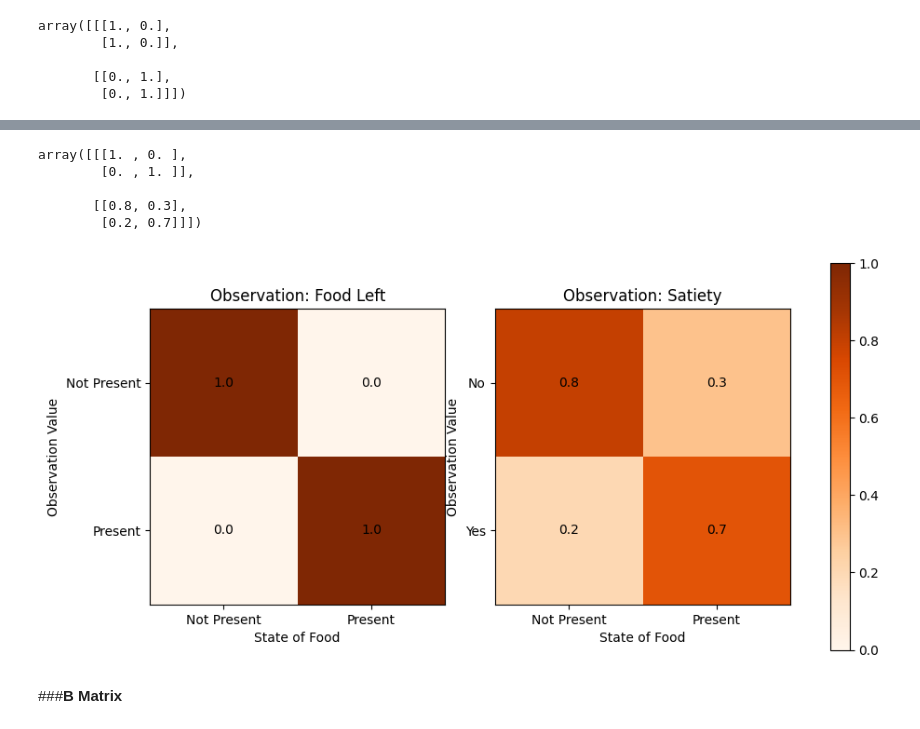
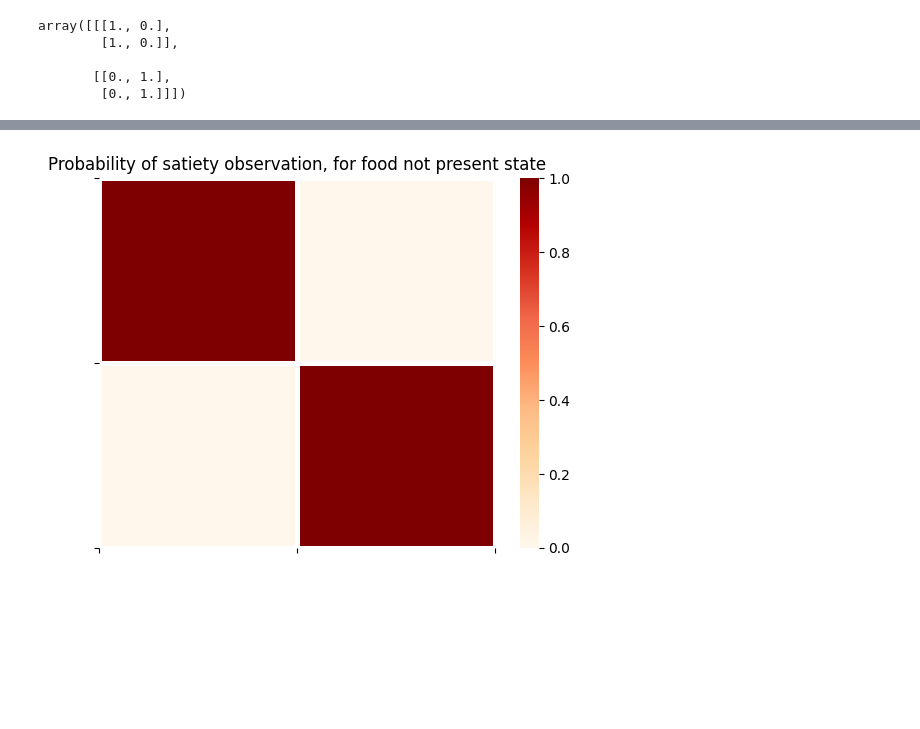
Before and after one commit to mahault/Multi-agent-sustainability, a Jupyter notebook: Sust_AIF.ipynb, the cells around one changed output, grey strips where cells are left out. Drawn from its saved outputs; the diff is of its cells as text; code cells hidden in the pictures; blank space fills up the shorter version.

```diff
--- a/Sust_AIF.ipynb
+++ b/Sust_AIF.ipynb
@@ -129,0 +190,17 @@ array([[[1., 1.],
+# %%
+A_satiety = np.zeros((len(obs_satiety), len(s_food), len(s_satiety)))
+# %%
+# State satiety = no -> A_satiety[:,:,0]
+# State satiety = yes -> A_satiety[:,:,1]
+
+# Obs satiety = no (0), state food = not present/present, state satiety = no (0)
+A_satiety[0,:,0] = 1.0
+
+# Obs satiety = yes (1), state food = not present/present, state satiety = no (0)
+A_satiety[1,:,0] = 0.0
+
+# Obs satiety = no (0), state food = not present/present, state satiety = yes (1)
+A_satiety[0,:,1] = 0.0
+
+# Obs satiety = yes (1), state food = not present/present, state satiety = yes (1)
+A_satiety[1,:,1] = 1.0
@@ -243,57 +246,0 @@ array([[0., 0.],
-# %%
-# Define the size of each dimension
-num_obs_types = 2  # 'food left' and 'satiety'
-num_obs_values = 2 # 'not present/present' and 'no/yes'
-num_s_food_values = 2 # 'not present', 'present'
-
-# Initialize the observation model A
-A = np.zeros((num_obs_types, num_obs_values, num_s_food_values))
-
-# Mapping food observations based on the state of food
-A[0, 0, 0] = 1.0  # Observe 'not present' when food is 'not present' (100% certainty)
-A[0, 1, 1] = 1.0  # Observe 'present' when food is 'present' (100% certainty)
-
-# Mapping satiety observations based on the state of food
-# Assuming some dependency model where the presence of food might affect perceived satiety
-A[1, 0, 0] = 0.8  # More likely to observe 'no' satiety when food is 'not present'  #or just set everything 0.5?
-A[1, 1, 0] = 0.2  # Less likely to observe 'yes' satiety when food is 'not present'
-A[1, 0, 1] = 0.3  # Less likely to observe 'no' satiety when food is 'present'
-A[1, 1, 1] = 0.7  # More likely to observe 'yes' satiety when food is 'present'
-
-# Print the A matrix
-A
-# %% [output]
-array([[[1. , 0. ],
-        [0. , 1. ]],
-
-       [[0.8, 0.3],
-        [0.2, 0.7]]])
-# %%
-# Plot
-fig, axes = plt.subplots(nrows=1, ncols=2, figsize=(10, 5))
-obs_labels = ['Food Left', 'Satiety']
-state_labels = ['Not Present', 'Present']
-
-for i, ax in enumerate(axes):
-    c = ax.imshow(A[i], cmap='Oranges', vmin=0, vmax=1)
-    ax.set_xticks(np.arange(len(state_labels)))
-    ax.set_yticks(np.arange(len(state_labels)))
-    ax.set_xticklabels(state_labels)
-    ax.set_yticklabels(['No', 'Yes'] if i else ['Not Present', 'Present'])
-    ax.set_title(f'Observation: {obs_labels[i]}')
-    ax.set_xlabel('State of Food')
-    ax.set_ylabel('Observation Value')
-
-    # Loop over data dimensions and create text annotations.
-    for j in range(len(state_labels)):
-        for k in range(len(state_labels)):
-            text = ax.text(k, j, f'{A[i, j, k]:.1f}',
-                           ha="center", va="center", color="black")
-
-fig.tight_layout()
-plt.colorbar(c, ax=axes.ravel().tolist(), shrink=0.95)
-plt.show()
-# %% [output]
-[figure, removed]
-# %% [markdown]
-###**B Matrix**
@@ -310,0 +247,5 @@ B[0] = B_do_not_eat
+# %%
+utils.plot_likelihood(A[1][:,0,:], title = 'Probability of satiety observation, for food not present state')
+                                   # this should be identity
+# %% [output]
+[figure, added]
```
Also changed, not shown: parts of 327 cells of this notebook.
